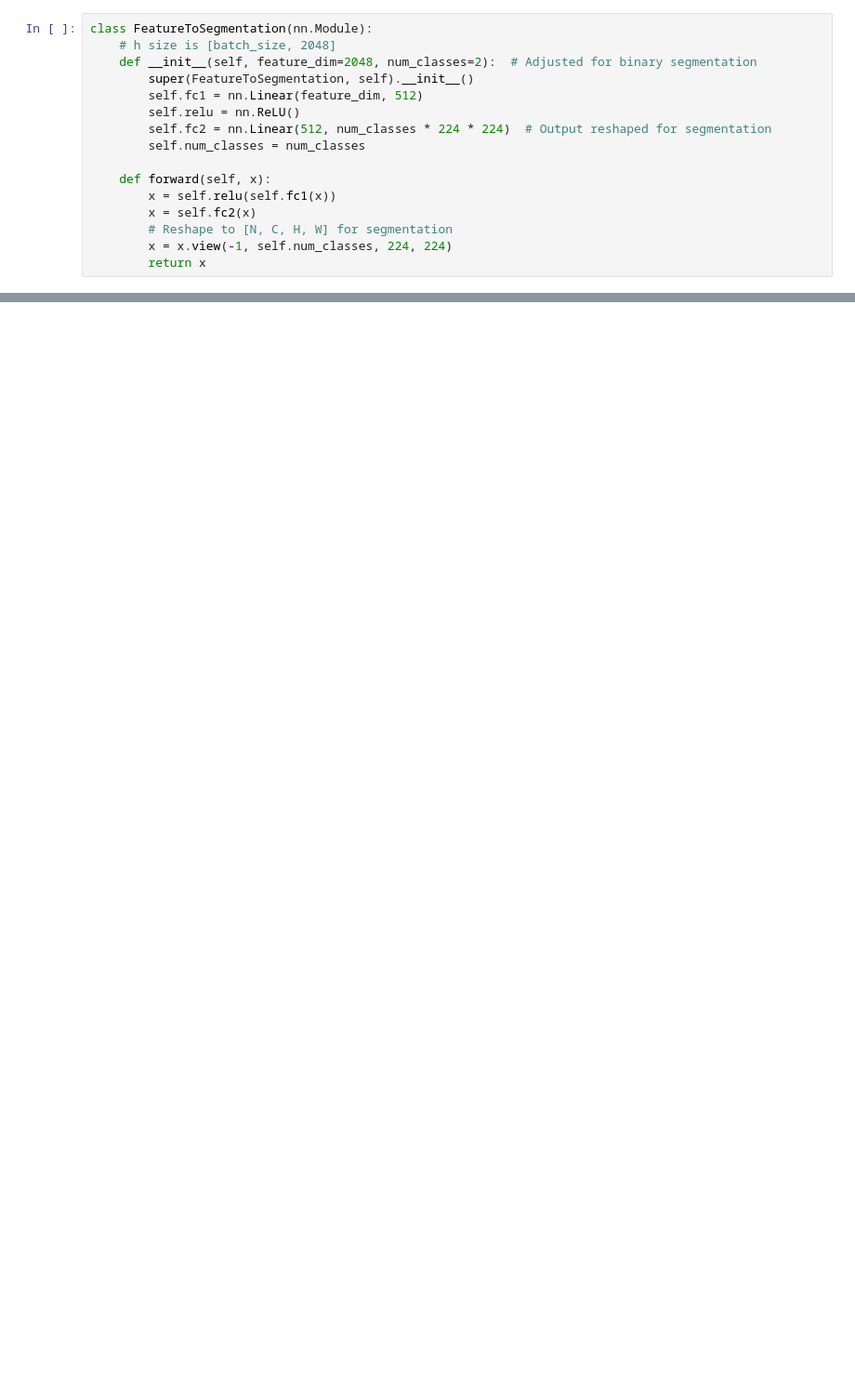
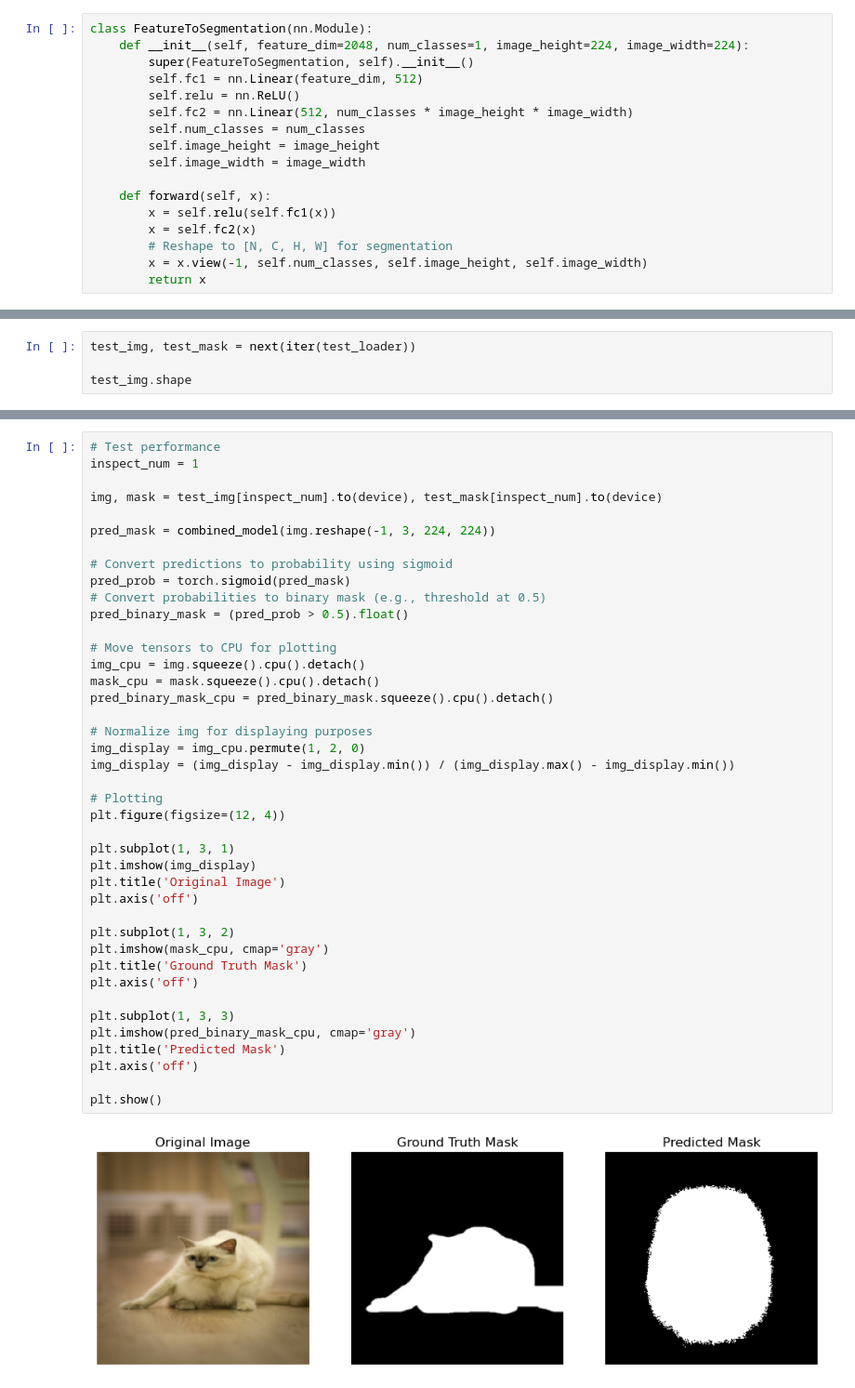
Before and after one commit to MC-Kangan/Self-Supervised-Image-Segmentation, a Jupyter notebook: fine-tune/fine_tune.ipynb, the cells around one changed output, grey strips where cells are left out. Shown: that part at 93% size. Saved outputs shown, nothing was run; the diff lists cells and outputs as text; blank space fills up the shorter version.

```diff
--- a/fine-tune/fine_tune.ipynb
+++ b/fine-tune/fine_tune.ipynb
@@ -95,16 +104,17 @@ plt.show()
 # %%
 class FeatureToSegmentation(nn.Module):
-    # h size is [batch_size, 2048]
-    def __init__(self, feature_dim=2048, num_classes=2):  # Adjusted for binary segmentation
+    def __init__(self, feature_dim=2048, num_classes=1, image_height=224, image_width=224):
         super(FeatureToSegmentation, self).__init__()
         self.fc1 = nn.Linear(feature_dim, 512)
         self.relu = nn.ReLU()
-        self.fc2 = nn.Linear(512, num_classes * 224 * 224)  # Output reshaped for segmentation
+        self.fc2 = nn.Linear(512, num_classes * image_height * image_width)
         self.num_classes = num_classes
+        self.image_height = image_height
+        self.image_width = image_width
 
     def forward(self, x):
         x = self.relu(self.fc1(x))
         x = self.fc2(x)
         # Reshape to [N, C, H, W] for segmentation
-        x = x.view(-1, self.num_classes, 224, 224)
+        x = x.view(-1, self.num_classes, self.image_height, self.image_width)
         return x
@@ -135,0 +221,4 @@ for epoch in range(num_epochs):
+# %%
+test_img, test_mask = next(iter(test_loader))
+
+test_img.shape
@@ -135,0 +227,43 @@ for epoch in range(num_epochs):
+# %%
+# Test performance
+inspect_num = 1
+
+img, mask = test_img[inspect_num].to(device), test_mask[inspect_num].to(device)
+
+pred_mask = combined_model(img.reshape(-1, 3, 224, 224))
+
+# Convert predictions to probability using sigmoid
+pred_prob = torch.sigmoid(pred_mask)
+# Convert probabilities to binary mask (e.g., threshold at 0.5)
+pred_binary_mask = (pred_prob > 0.5).float()
+
+# Move tensors to CPU for plotting
+img_cpu = img.squeeze().cpu().detach()
+mask_cpu = mask.squeeze().cpu().detach()
+pred_binary_mask_cpu = pred_binary_mask.squeeze().cpu().detach()
+
+# Normalize img for displaying purposes
+img_display = img_cpu.permute(1, 2, 0)
+img_display = (img_display - img_display.min()) / (img_display.max() - img_display.min())
+
+# Plotting
+plt.figure(figsize=(12, 4))
+
+plt.subplot(1, 3, 1)
+plt.imshow(img_display)
+plt.title('Original Image')
+plt.axis('off')
+
+plt.subplot(1, 3, 2)
+plt.imshow(mask_cpu, cmap='gray')
+plt.title('Ground Truth Mask')
+plt.axis('off')
+
+plt.subplot(1, 3, 3)
+plt.imshow(pred_binary_mask_cpu, cmap='gray')
+plt.title('Predicted Mask')
+plt.axis('off')
+
+plt.show()
+# %% [output]
+[figure, added]
```
Also changed, not shown: parts of 13 cells of this notebook.
